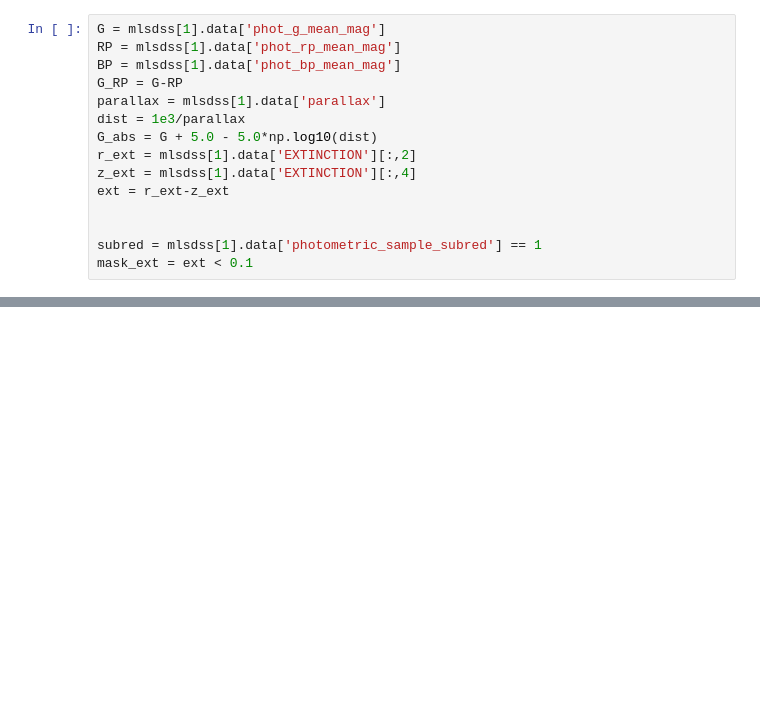
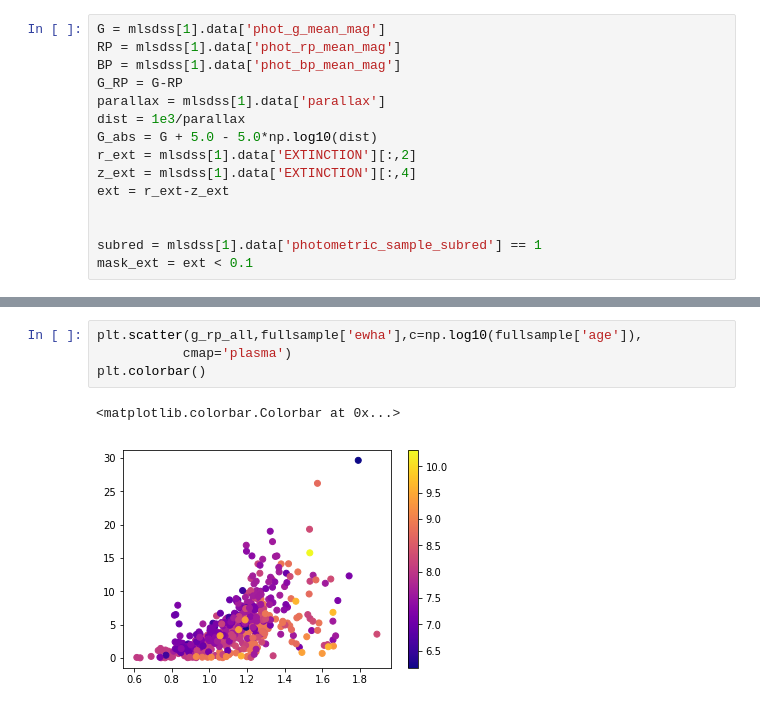
Before and after one commit to rkiman/M-dwarfs-Age-Activity-Relation, a Jupyter notebook: Aged_Sample.ipynb, the cells around one changed output, grey strips where cells are left out. Cells and saved outputs as stored; diff of their text form; blank space fills up the shorter version.

```diff
--- a/Aged_Sample.ipynb
+++ b/Aged_Sample.ipynb
@@ -143,2 +185,9 @@ plt.savefig('/Users/rociokiman/Documents/PhD/Proposals/2019 NSF Jackie/Figures/C
+# %%
+plt.scatter(g_rp_all,fullsample['ewha'],c=np.log10(fullsample['age']),
+           cmap='plasma')
+plt.colorbar()
+# %% [output]
+<matplotlib.colorbar.Colorbar at 0x...>
+[figure, added]
 # %%
 wd_mask = fullsample['source_num'] == 0
```
Also changed, not shown: parts of 12 cells of this notebook, 10 other files.
